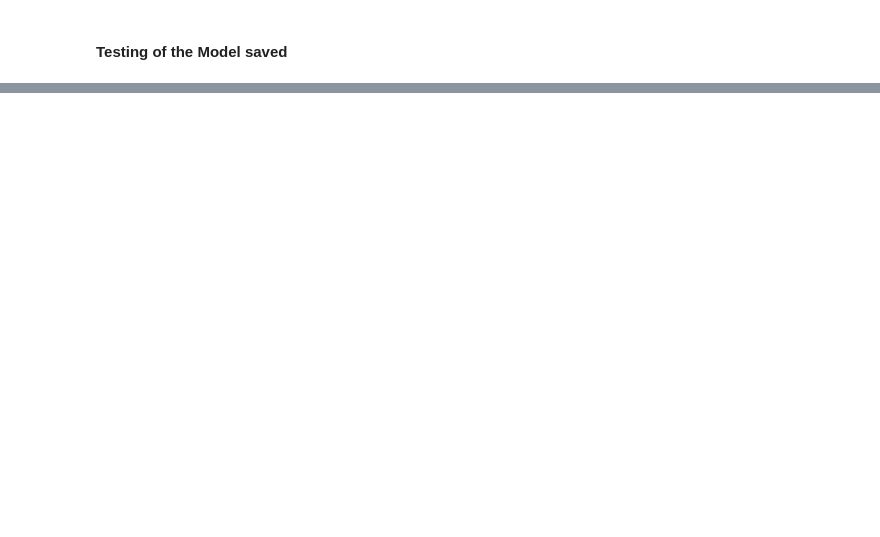
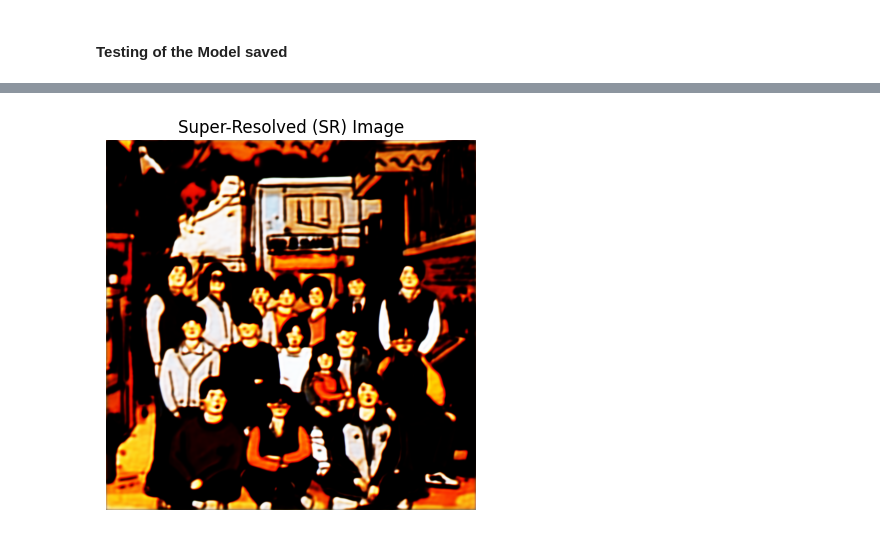
Before and after one commit to WoahImCoding/Using-SRGAN-Image-processing-, a Jupyter notebook: SRGAN_Super_Resolution_GAN.ipynb, the cells around one changed output, grey strips where cells are left out. Cells and saved outputs as stored; diff of their text form; code cells hidden in the pictures; blank space fills up the shorter version.

```diff
--- a/SRGAN_Super_Resolution_GAN.ipynb
+++ b/SRGAN_Super_Resolution_GAN.ipynb
@@ -573,0 +573,15 @@ plt.show()
+# %%
+# Assuming generated_image is a batch of super-resolved images
+# Select the first image from the batch
+sr_image_tensor = generated_image[0]
+
+# Convert the super-resolved image tensor to a PIL Image
+sr_image_pil = TF.to_pil_image(sr_image_tensor)
+
+# Display the SR image
+plt.imshow(sr_image_pil)
+plt.title('Super-Resolved (SR) Image')
+plt.axis('off')
+plt.show()
+# %% [output]
+[figure, added]
```
Also changed, not shown: parts of 43 cells of this notebook.
